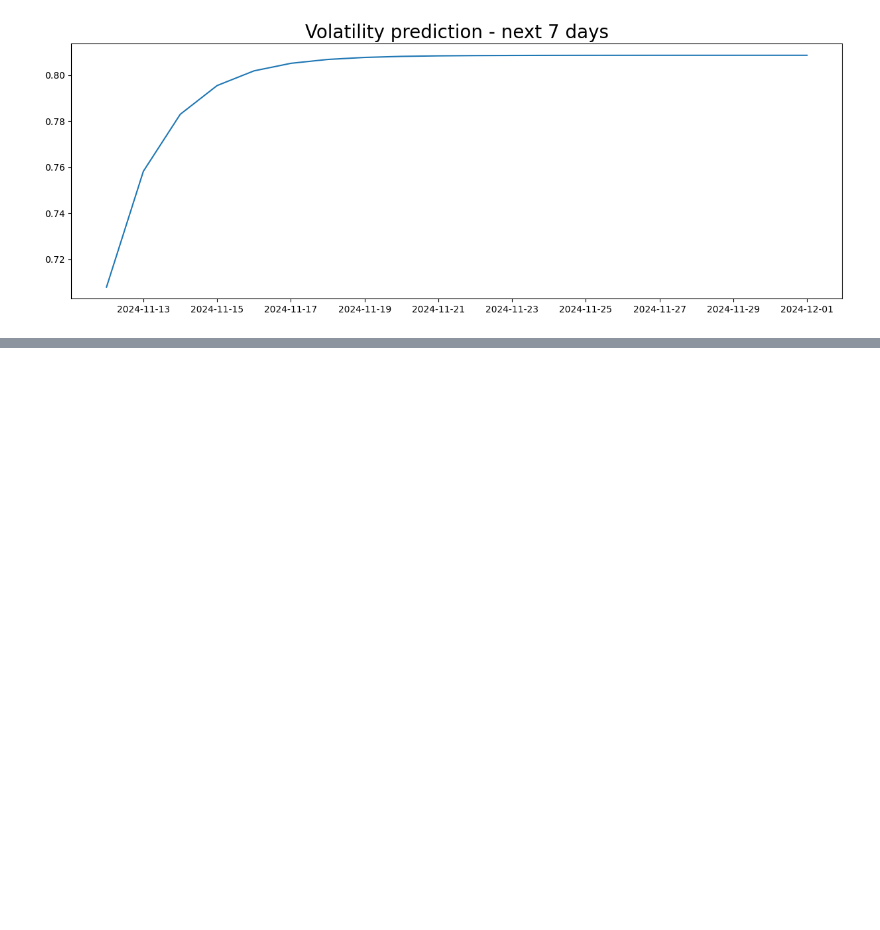
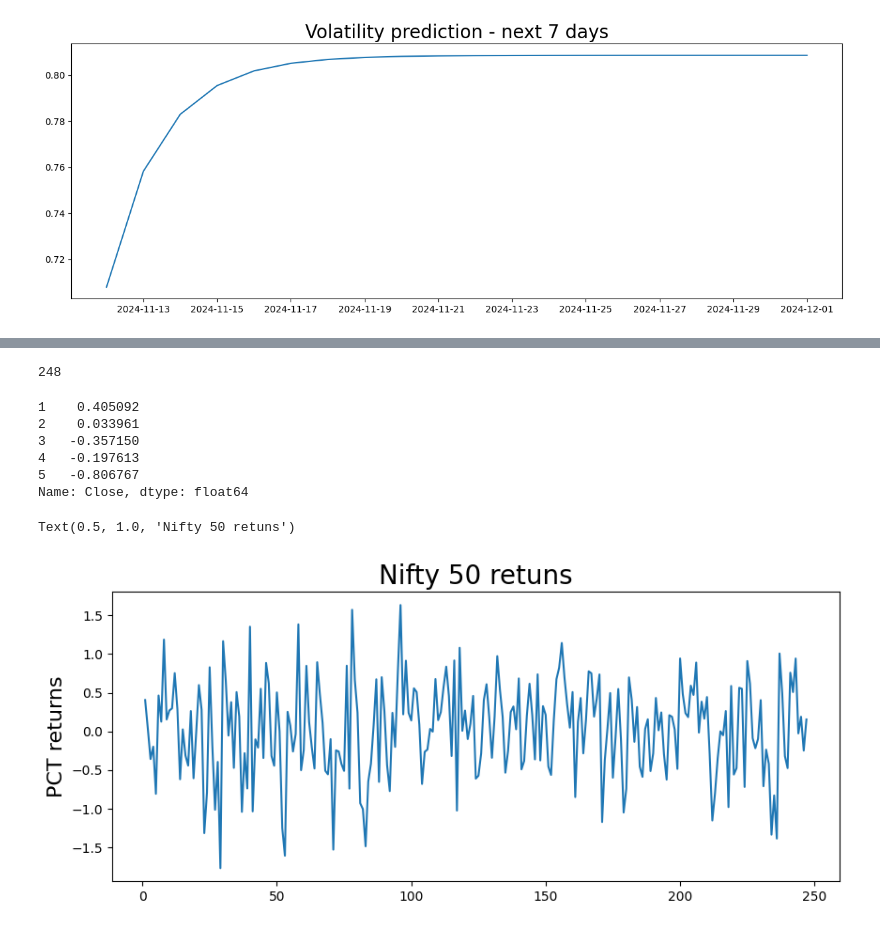
Before and after one commit to mxcjhack/Garch-dataset-volatility, a Jupyter notebook: Untitled.ipynb, the cells around one changed output, grey strips where cells are left out. Saved outputs shown, nothing was run; the diff lists cells and outputs as text; code cells hidden in the pictures; blank space fills up the shorter version.

```diff
--- a/Untitled.ipynb
+++ b/Untitled.ipynb
@@ -194,3 +194,5 @@ plt.title("Volatility prediction - next 7 days", fontsize = 20)
 # %% [output]
 Text(0.5, 1.0, 'Volatility prediction - next 7 days')
 [figure]
+# %%
+df2 = pd.read_csv("NIFTY 50-12-11-2022-to-11-11-2023.csv")
@@ -196,0 +214,3 @@ Text(0.5, 1.0, 'Volatility prediction - next 7 days')
+# %%
+df2.columns = df2.columns.str.strip()
+df2['Date'] = pd.to_datetime(df2['Date'])
@@ -196,0 +226,22 @@ Text(0.5, 1.0, 'Volatility prediction - next 7 days')
+# %%
+len(df2)
+# %% [output]
+248
+# %%
+returns = 100 * df2['Close'].pct_change().dropna()
+print(returns.head())
+# %% [output]
+1    0.405092
+2    0.033961
+3   -0.357150
+4   -0.197613
+5   -0.806767
+Name: Close, dtype: float64
+# %%
+plt.figure(figsize = (10, 4))
+plt.plot(returns)
+plt.ylabel("PCT returns", fontsize = 16)
+plt.title('Nifty 50 retuns', fontsize = 20)
+# %% [output]
+Text(0.5, 1.0, 'Nifty 50 retuns')
+[figure, added]
```
Also changed, not shown: parts of 19 cells of this notebook.
